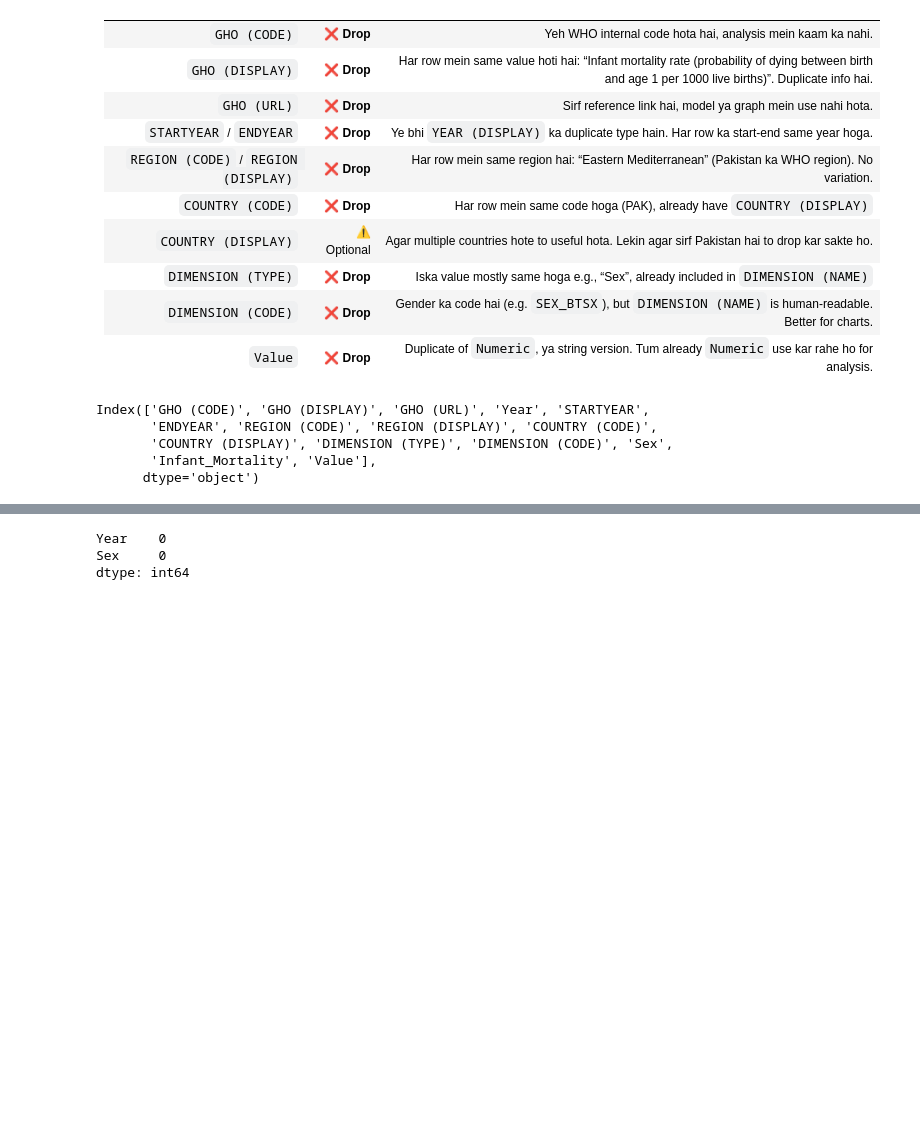
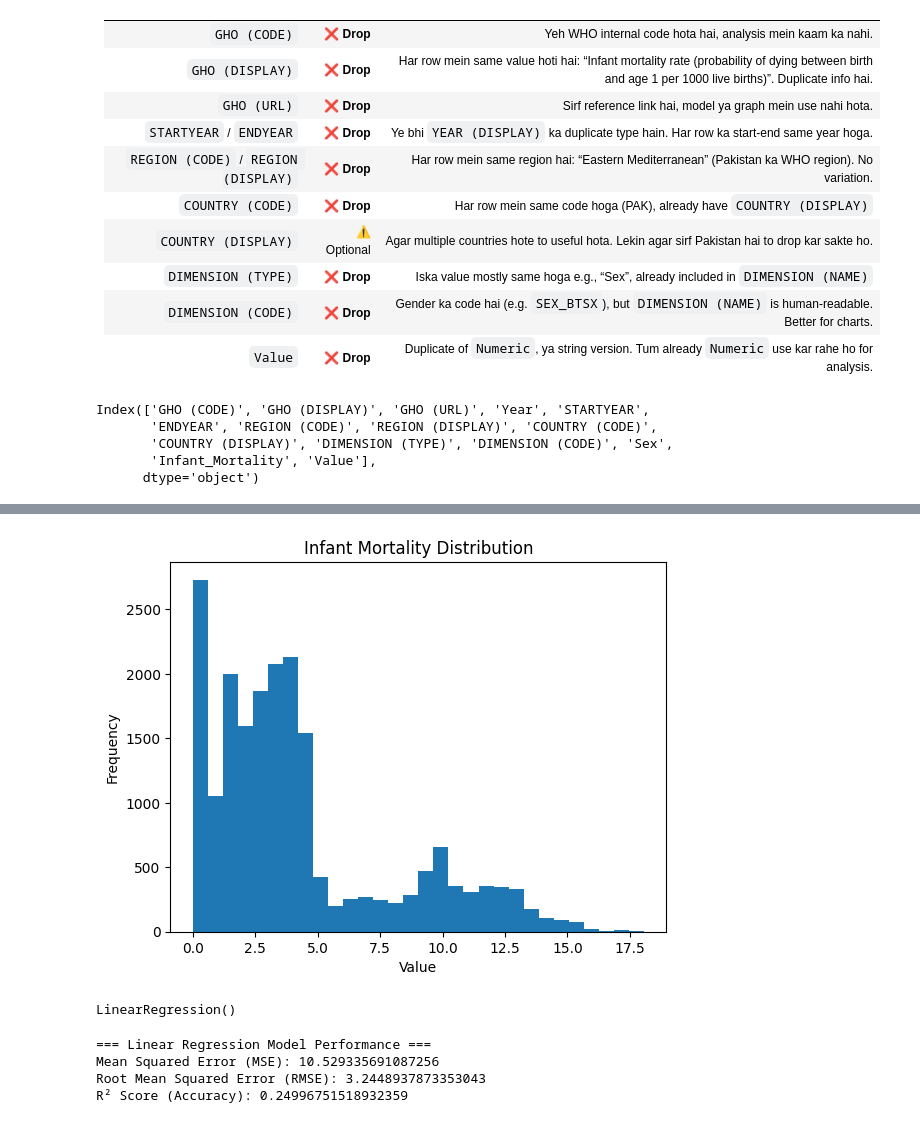
Before and after one commit to tashfeen786/STEMETA_Intership_Projects, a Jupyter notebook: HealthIndicator/Health_indicators_pak.ipynb, the cells around one changed output, grey strips where cells are left out. Cells and saved outputs as stored; diff of their text form; code cells hidden in the pictures; blank space fills up the shorter version.

```diff
--- a/HealthIndicator/Health_indicators_pak.ipynb
+++ b/HealthIndicator/Health_indicators_pak.ipynb
@@ -189,12 +189,30 @@ Index(['GHO (CODE)', 'GHO (DISPLAY)', 'GHO (URL)', 'Year', 'STARTYEAR',
        'Infant_Mortality', 'Value'],
       dtype='object')
 # %%
-# Keep only relevant columns
-data = data[['Year', 'Sex', 'Infant_Mortality']]
+from sklearn.preprocessing import LabelEncoder
+
+# Keep relevant columns (additionally encoded columns)
+data = data[['Year', 'Sex', 'Infant_Mortality', 'REGION (DISPLAY)', 'COUNTRY (DISPLAY)', 'DIMENSION (TYPE)']]
+
+# Drop missing values
+data = data.dropna()
+
+# Step 4: Encode categorical features
+label_encoders = {}
+for col in ['Sex', 'REGION (DISPLAY)', 'COUNTRY (DISPLAY)', 'DIMENSION (TYPE)']:
+    le = LabelEncoder()
+    data[col] = le.fit_transform(data[col])
+    label_encoders[col] = le
+
+# Convert into numerics
+data['Year'] = pd.to_numeric(data['Year'], errors='coerce')
+data['Infant_Mortality'] = pd.to_numeric(data['Infant_Mortality'], errors='coerce')
+data = data.dropna()
+
+# ✅ Apply log transformation to the target variable
+data['Infant_Mortality'] = np.log1p(data['Infant_Mortality'])
 
 # Display the cleaned dataset
+print("\n=== Cleaned Dataset ===")
 print(data.head())
-
-# Encode 'Sex' (Male=0, Female=1)
-data['Sex'] = data['Sex'].map({'Male': 0, 'Female': 1, 'Both sexes': 2})
 # %% [output]
@@ -223,9 +262,12 @@ x = x.fillna(x.mean(numeric_only=True))
-# %%
-print(x.isnull().sum())
-# %% [output]
-Year    0
-Sex     0
-dtype: int64
+# %%
+import matplotlib.pyplot as plt
+plt.hist(data['Infant_Mortality'], bins=30)
+plt.title("Infant Mortality Distribution")
+plt.xlabel("Value")
+plt.ylabel("Frequency")
+plt.show()
+# %% [output]
+[figure, added]
 # %%
 from sklearn.model_selection import train_test_split
 from sklearn.linear_model import LinearRegression
@@ -234,3 +276,10 @@ import pandas as pd
 
 # Train-test split
 x_train, x_test, y_train, y_test = train_test_split(x, y, test_size=0.2, random_state=42)
+# %%
+
+# Model
+model = LinearRegression()
+model.fit(x_train, y_train)  # Train the model with training data
+# %% [output]
+LinearRegression()
@@ -237,3 +294,14 @@ x_train, x_test, y_train, y_test = train_test_split(x, y, test_size=0.2, random_
+# %%
+# Print results
+print("=== Linear Regression Model Performance ===")
+print("Mean Squared Error (MSE):", mse)
+print("Root Mean Squared Error (RMSE):", rmse)
+print("R² Score (Accuracy):", r2)
+# %% [output]
+=== Linear Regression Model Performance ===
+Mean Squared Error (MSE): 10.529335691087256
+Root Mean Squared Error (RMSE): 3.2448937873353043
+R² Score (Accuracy): 0.24996751518932359
 # %%
 from sklearn.ensemble import RandomForestRegressor
 from sklearn.metrics import mean_squared_error, r2_score
```
Also changed, not shown: parts of 14 cells of this notebook, 2 other files.
